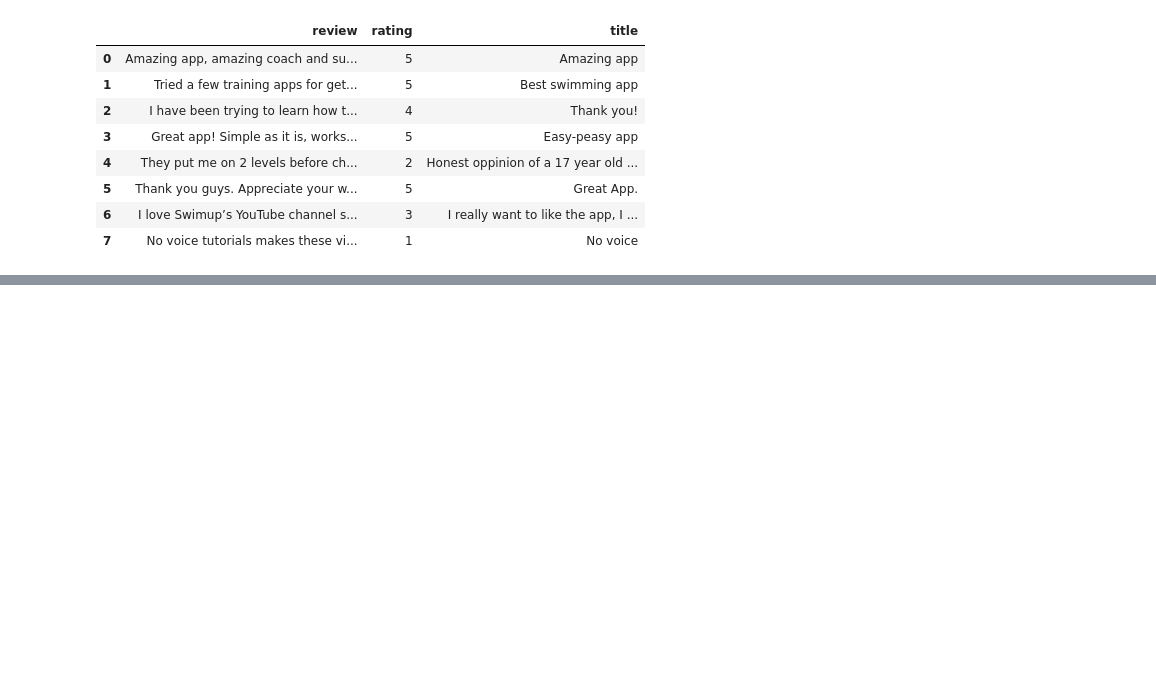
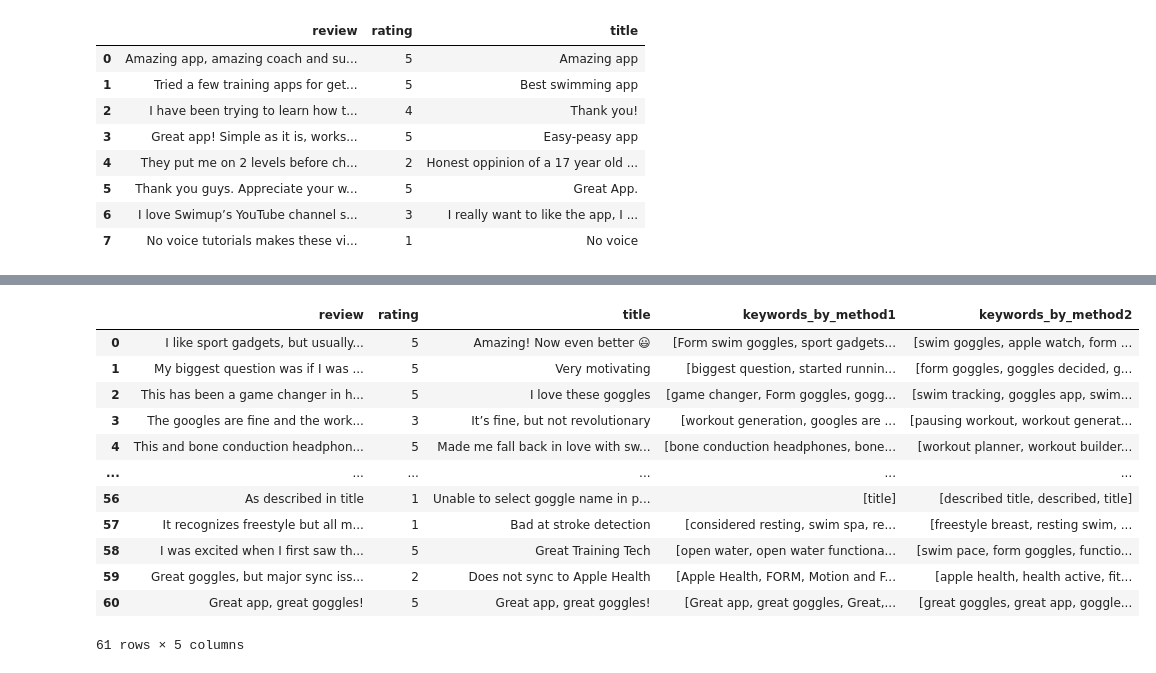
Before and after one commit to momonong/swim-apps-reviews-analysis, a Jupyter notebook: crawler.ipynb, the cells around one changed output, grey strips where cells are left out. Saved outputs shown, nothing was run; the diff lists cells and outputs as text; code cells hidden in the pictures; blank space fills up the shorter version.

```diff
--- a/crawler.ipynb
+++ b/crawler.ipynb
@@ -229,0 +343,37 @@ TR_keywords
+# %%
+formls = [formdf2['review'][i] for i in range(len(formdf2))]
+formdf2['keywords_by_method1'] = formls
+formdf2['keywords_by_method2'] = formls
+for i in range(len(formdf2)):
+    # method 1
+    kw_extractor = yake.KeywordExtractor(top=10, stopwords=None)
+    keywords1 = kw_extractor.extract_keywords(text=formls[i])
+    keywords_list1 = []
+    for kw, v in keywords1:
+        keywords_list1.append(kw)
+    formdf2['keywords_by_method1'][i] = keywords_list1
+    # method 2
+    keywords2 = kw_model.extract_keywords(formls[i],
+                                     keyphrase_ngram_range=(1, 2),
+                                     stop_words='english',
+                                     highlight=True,
+                                     top_n=10)
+    keywords_list2 = list(dict(keywords2).keys())
+    formdf2['keywords_by_method2'][i] = keywords_list2
+# %%
+formdf2.to_csv('crawler_result/form_with_keywords.csv', escapechar='|')
+formdf2
+# %% [output]
+|  | review | rating | title | keywords_by_method1 | keywords_by_method2 |
+| 0 | I like sport gadgets, but usually... | 5 | Amazing! Now even better 😃 | [Form swim goggles, sport gadgets... | [swim goggles, apple watch, form ... |
+| 1 | My biggest question was if I was ... | 5 | Very motivating | [biggest question, started runnin... | [form goggles, goggles decided, g... |
+| 2 | This has been a game changer in h... | 5 | I love these goggles | [game changer, Form goggles, gogg... | [swim tracking, goggles app, swim... |
+| 3 | The googles are fine and the work... | 3 | It’s fine, but not revolutionary | [workout generation, googles are ... | [pausing workout, workout generat... |
+| 4 | This and bone conduction headphon... | 5 | Made me fall back in love with sw... | [bone conduction headphones, bone... | [workout planner, workout builder... |
+| ... | ... | ... | ... | ... | ... |
+| 56 | As described in title | 1 | Unable to select goggle name in p... | [title] | [described title, described, title] |
+| 57 | It recognizes freestyle but all m... | 1 | Bad at stroke detection | [considered resting, swim spa, re... | [freestyle breast, resting swim, ... |
+| 58 | I was excited when I first saw th... | 5 | Great Training Tech | [open water, open water functiona... | [swim pace, form goggles, functio... |
+| 59 | Great goggles, but major sync iss... | 2 | Does not sync to Apple Health | [Apple Health, FORM, Motion and F... | [apple health, health active, fit... |
+| 60 | Great app, great goggles! | 5 | Great app, great goggles! | [Great app, great goggles, Great,... | [great goggles, great app, goggle... |
+61 rows × 5 columns
```
Also changed, not shown: parts of 21 cells of this notebook, 9 other files.
